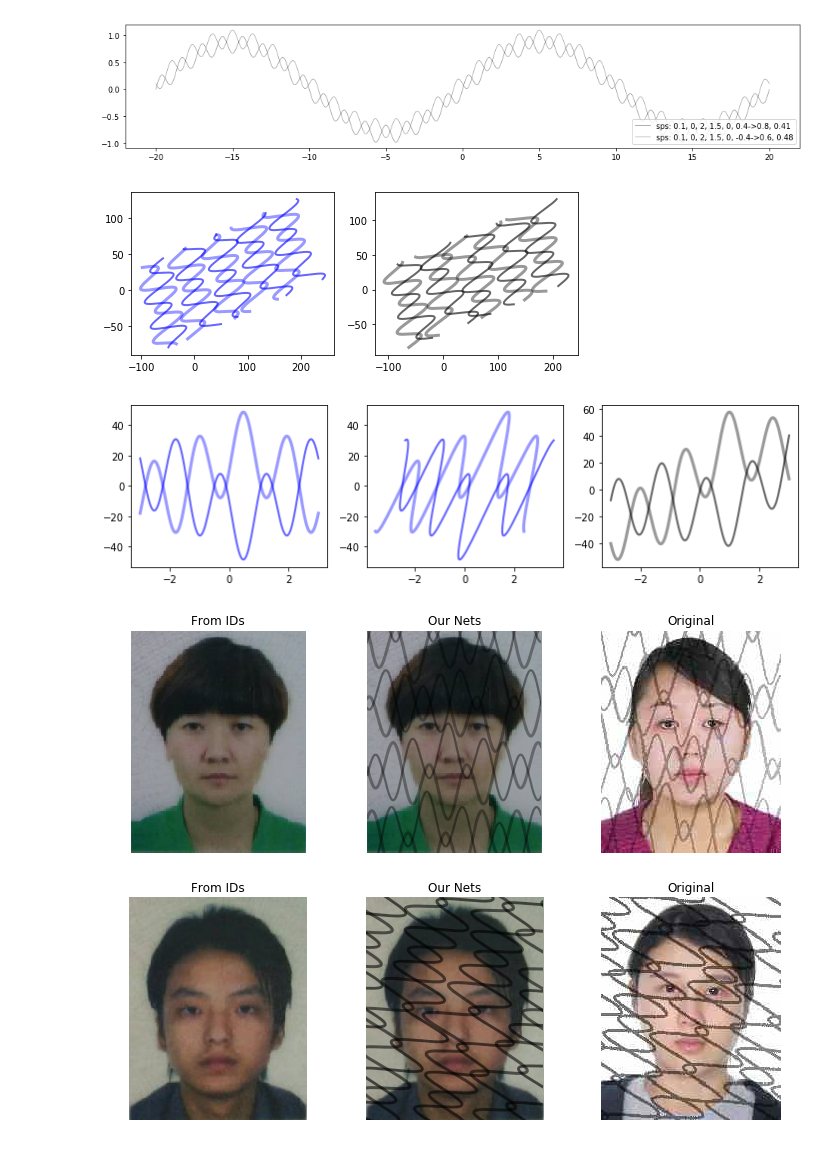
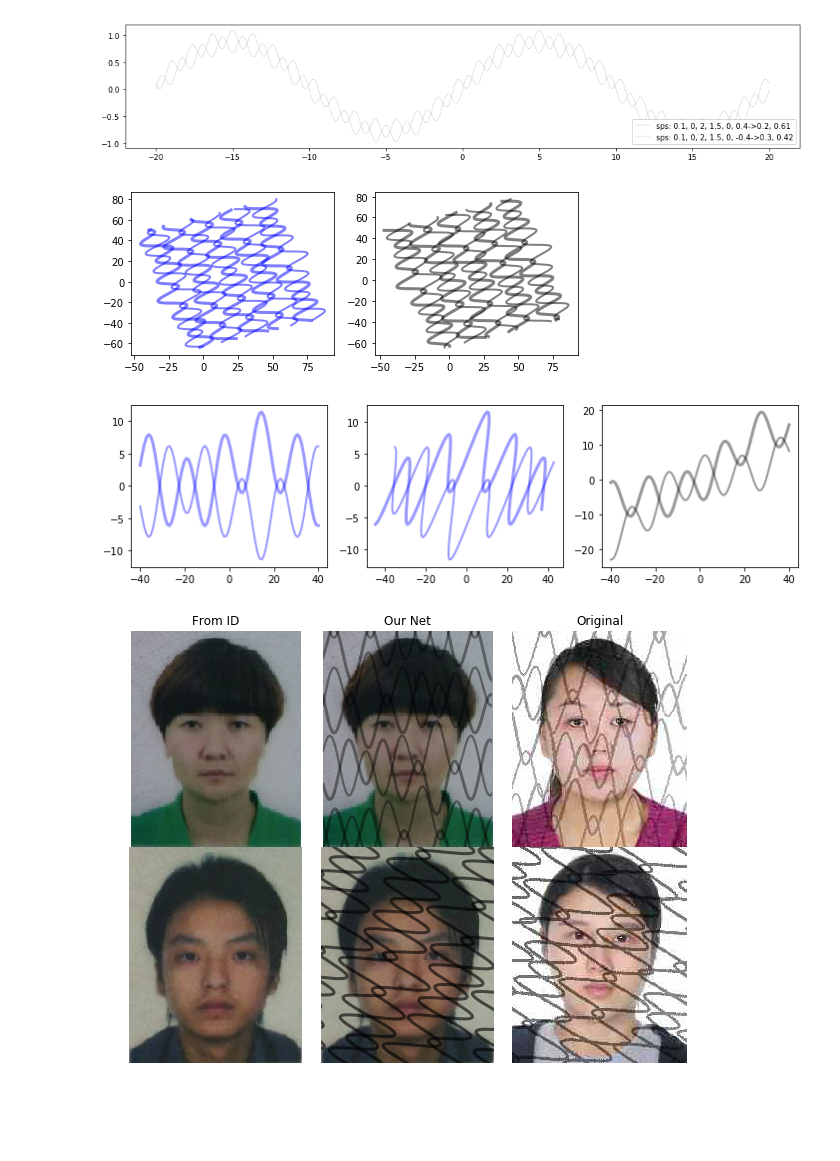
Before and after one commit to bholdmanny/GAN_Mesh, a Jupyter notebook: Curves.ipynb, the cells around one changed output. Drawn from its saved outputs; the diff is of its cells as text; code cells hidden in the pictures; blank space fills up the shorter version.

```diff
--- a/Curves.ipynb
+++ b/Curves.ipynb
@@ -153,45 +168,45 @@ def Add2Im(im, fun, typ=1, ra=0, wa=[], gap=1.65): # add to image
 # %%
 # Test Rotations:
-figure(figsize=(8,3)); wa = [3,0.4, 2,0.6];
+figure(figsize=(8,3)); wa = [3,0.4, 2,0.5];
 subplot(1,2,1);
 for i in range(5): DrawCel(60, (i-3)*1.5, 0, 0.6, wa, f=8)
 subplot(1,2,2);
 for i in range(5): DrawCell(60, (i-3)*1.5, 0, 0.6, wa, f=8)
 show()
 # %% [output]
-[figure, old version]
+[figure, new version]
 # %%
 # Test Affine:
-figure(figsize=(12,3)); wa = [3,0.4, 2,0.6];
+figure(figsize=(12,3)); wa = [3,0.4, 2,0.4];
 ro = np.array([[1,0],[0,1]]);
-af1 = np.array([[1,0.02],[0,1]]);
-af2 = np.array([[1,0],[8,1]]);
-subplot(1,3,1); DrawCel(3, 0, 0, ro, wa, f=10);
-subplot(1,3,2); DrawCel(3, 0, 0, af1, wa, f=10);
-subplot(1,3,3); DrawCell(3, 0, 0, af2, wa, f=10);
+af1 = np.array([[1,0.8],[0,1]]);
+af2 = np.array([[1,0],[0.3,1]]);
+subplot(1,3,1); DrawCel(40, 0, 0, ro, wa, f=6);
+subplot(1,3,2); DrawCel(40, 0, 0, af1, wa, f=6);
+subplot(1,3,3); DrawCell(40, 0, 0, af2, wa, f=6);
 show()
 # %% [output]
-[figure, old version]
+[figure, new version]
 # %%
 # Test Type1:
-figure(figsize=(12,9))
+figure(figsize=(8,6))
 
-wa = [2.2,0.4, 3,0.35];
-im = imread("E:/Hua/Test/111.jpg");
-im2 = imread("E:/Hua/Test/N1.1.jpg");
-subplot(2,3,1); title("From ID"); imshow(im); axis("off");
-subplot(2,3,2); title("Our Net"); Add2Im(im, DrawCell,1, ra=0.0, wa=wa);
-subplot(2,3,3); title("Original"); imshow(im2); axis("off");
+wa = [2.2,0.4, 3,0.4];
+im = imread("E:/Test/111.jpg");
+im2 = imread("E:/Test/N1.1.jpg");
+subplot(2,3,1); imshow(im); axis("off"); title("From ID");
+subplot(2,3,2); Add2Im(im, tp=1, ro=0.0, wa=wa); title("Our Net");
+subplot(2,3,3); imshow(im2); axis("off"); title("Original");
 
-wa = [3,0.55, 2.8,0.6];
-im = imread("E:/Hua/Test/222.jpg");
-im2 = imread("E:/Hua/Test/N1.2.jpg");
-subplot(2,3,4); title("From ID"); imshow(im); axis("off");
-subplot(2,3,5); title("Our Net"); Add2Im(im, DrawCell,1, ra=0.4, wa=wa);
-subplot(2,3,6); title("Original"); imshow(im2); axis("off");
+wa = [3,0.6, 3,0.6];
+im = imread("E:/Test/222.jpg");
+im2 = imread("E:/Test/N1.2.jpg");
+subplot(2,3,4); imshow(im); axis("off");
+subplot(2,3,5); Add2Im(im, tp=1, ro=0.4, wa=wa);
+subplot(2,3,6); imshow(im2); axis("off");
 
-savefig("E:/Hua/Test/out1.jpg"); show()
+savefig("E:/Test/out1.jpg"); show()
 # %% [output]
-[figure, old version]
+[figure, new version]
 # %%
 # Test Type2:
```
Also changed, not shown: parts of 11 cells of this notebook, 1 other file.
